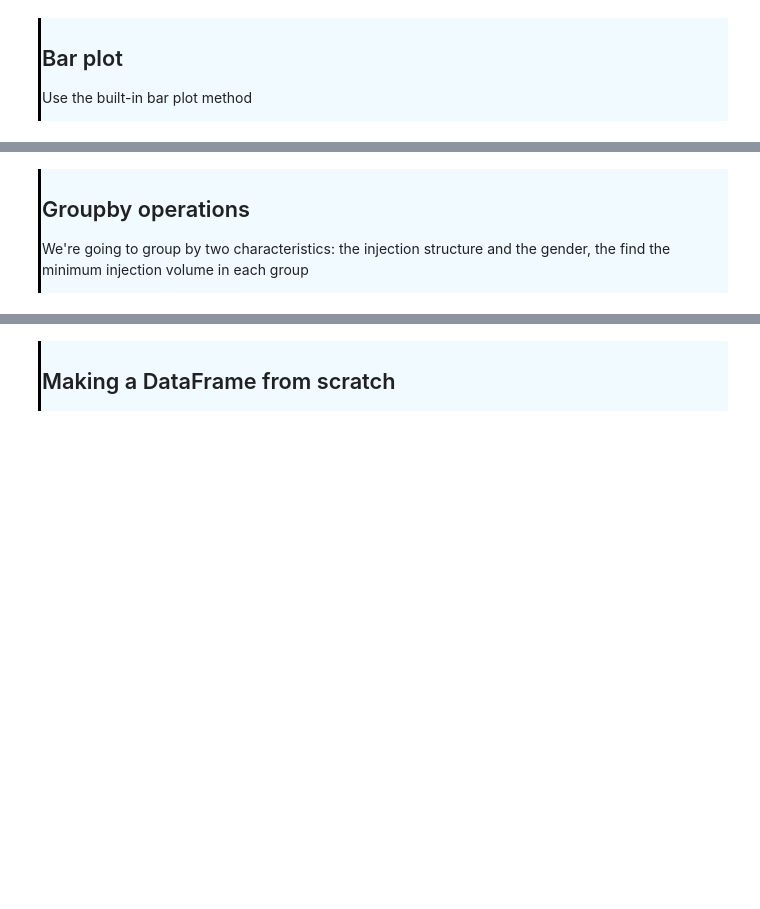
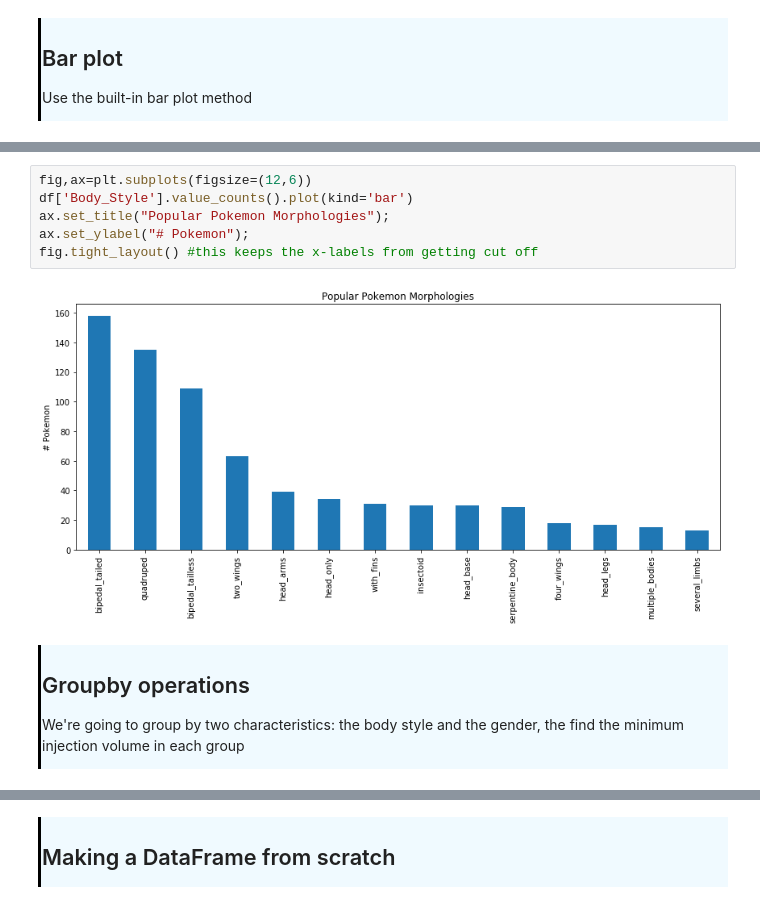
Before and after one commit to AllenInstitute/SWDB_2018, a Jupyter notebook: PythonBootcamp/06_Introduction_To_Pandas.ipynb, the cells around one changed output, grey strips where cells are left out. Saved outputs shown, nothing was run; the diff lists cells and outputs as text; blank space fills up the shorter version.

```diff
--- a/PythonBootcamp/06_Introduction_To_Pandas.ipynb
+++ b/PythonBootcamp/06_Introduction_To_Pandas.ipynb
@@ -411,7 +748,15 @@ fig.tight_layout() #this keeps the x-labels from getting cut off
 </div>
+# %%
+fig,ax=plt.subplots(figsize=(12,6))
+df['Body_Style'].value_counts().plot(kind='bar')
+ax.set_title("Popular Pokemon Morphologies");
+ax.set_ylabel("# Pokemon");
+fig.tight_layout() #this keeps the x-labels from getting cut off
+# %% [output]
+[figure, added]
 # %% [markdown]
 <div style="border-left: 3px solid #000; padding: 1px; padding-left: 10px; background: #F0FAFF; ">
 <h2>Groupby operations</h2>
-<p>We're going to group by two characteristics: the injection structure and the gender, the find the minimum injection volume in each group
+<p>We're going to group by two characteristics: the body style and the gender, the find the minimum injection volume in each group
 </div>
 # %%
```
Also changed, not shown: parts of 98 cells of this notebook, 2 other files.
